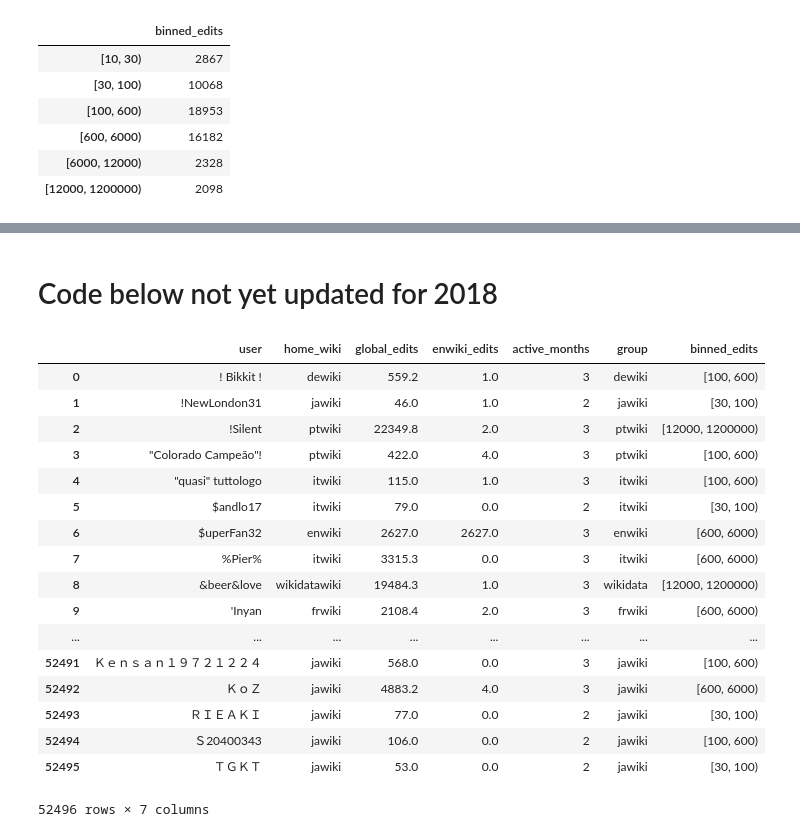
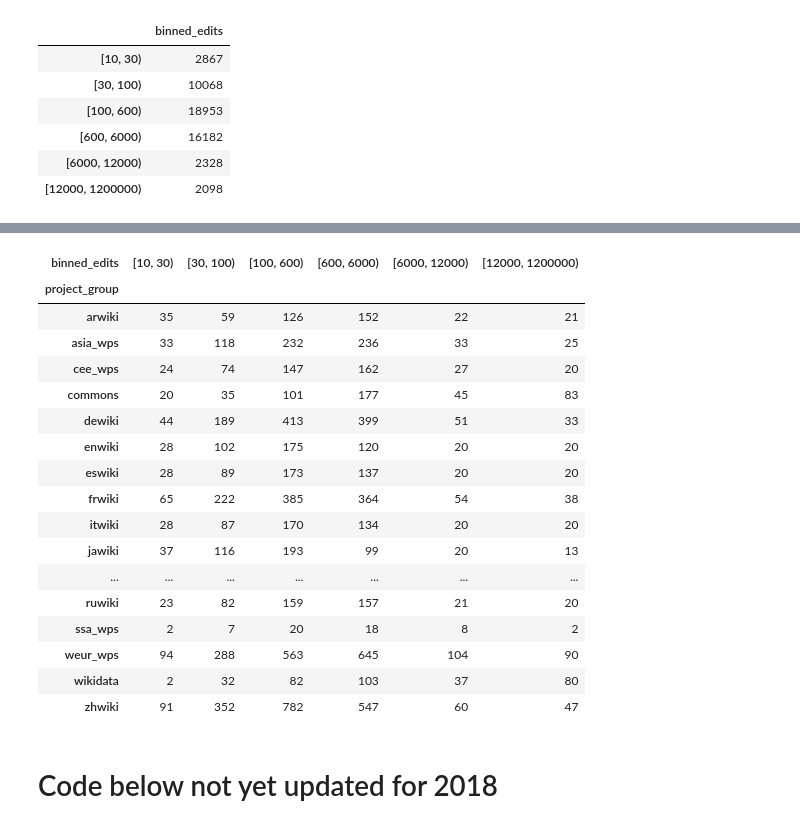
Before and after one commit to wikimedia-research/Community-Insights-sampling, a Jupyter notebook: sampling.ipynb, the cells around one changed output, grey strips where cells are left out. Drawn from its saved outputs; the diff is of its cells as text; code cells hidden in the pictures.

```diff
--- a/sampling.ipynb
+++ b/sampling.ipynb
@@ -117,23 +132,37 @@ frame.groupby(["group", "binned_edits"]).size().unstack()
+# %%
+group_sizes = pd.DataFrame(frame.groupby(["project_group"]).count()["user"])
+# %%
+strata_group_pcts = np.divide(strata_sizes, group_sizes)
+# %%
+strata_targets = np.ceil(
+    # Make sure we don't target fewer than 20 users per bin for privacy reasons
+    np.maximum(
+        np.multiply(strata_group_pcts, targets),
+        20
+    )
+).apply(np.int64)
+# %%
+strata_samples = np.minimum(strata_targets, strata_sizes)
+# %%
+strata_samples
+# %% [output]
+| binned_edits | [10, 30) | [30, 100) | [100, 600) | [600, 6000) | [6000, 12000) | [12000, 1200000) |
+| project_group |  |  |  |  |  |  |
+| arwiki | 35 | 59 | 126 | 152 | 22 | 21 |
+| asia_wps | 33 | 118 | 232 | 236 | 33 | 25 |
+| cee_wps | 24 | 74 | 147 | 162 | 27 | 20 |
+| commons | 20 | 35 | 101 | 177 | 45 | 83 |
+| dewiki | 44 | 189 | 413 | 399 | 51 | 33 |
+| enwiki | 28 | 102 | 175 | 120 | 20 | 20 |
+| eswiki | 28 | 89 | 173 | 137 | 20 | 20 |
+| frwiki | 65 | 222 | 385 | 364 | 54 | 38 |
+| itwiki | 28 | 87 | 170 | 134 | 20 | 20 |
+| jawiki | 37 | 116 | 193 | 99 | 20 | 13 |
+| ... | ... | ... | ... | ... | ... | ... |
+| ruwiki | 23 | 82 | 159 | 157 | 21 | 20 |
+| ssa_wps | 2 | 7 | 20 | 18 | 8 | 2 |
+| weur_wps | 94 | 288 | 563 | 645 | 104 | 90 |
+| wikidata | 2 | 32 | 82 | 103 | 37 | 80 |
+| zhwiki | 91 | 352 | 782 | 547 | 60 | 47 |
 # %% [markdown]
 # Code below not yet updated for 2018
-# %%
-frame
-# %% [output]
-|  | user | home_wiki | global_edits | enwiki_edits | active_months | group | binned_edits |
-| 0 | ! Bikkit ! | dewiki | 559.2 | 1.0 | 3 | dewiki | [100, 600) |
-| 1 | !NewLondon31 | jawiki | 46.0 | 1.0 | 2 | jawiki | [30, 100) |
-| 2 | !Silent | ptwiki | 22349.8 | 2.0 | 3 | ptwiki | [12000, 1200000) |
-| 3 | "Colorado Campeão"! | ptwiki | 422.0 | 4.0 | 3 | ptwiki | [100, 600) |
-| 4 | "quasi" tuttologo | itwiki | 115.0 | 1.0 | 3 | itwiki | [100, 600) |
-| 5 | $andlo17 | itwiki | 79.0 | 0.0 | 2 | itwiki | [30, 100) |
-| 6 | $uperFan32 | enwiki | 2627.0 | 2627.0 | 3 | enwiki | [600, 6000) |
-| 7 | %Pier% | itwiki | 3315.3 | 0.0 | 3 | itwiki | [600, 6000) |
-| 8 | &beer&love | wikidatawiki | 19484.3 | 1.0 | 3 | wikidata | [12000, 1200000) |
-| 9 | 'Inyan | frwiki | 2108.4 | 2.0 | 3 | frwiki | [600, 6000) |
-| ... | ... | ... | ... | ... | ... | ... | ... |
-| 52491 | Ｋｅｎｓａｎ１９７２１２２４ | jawiki | 568.0 | 0.0 | 3 | jawiki | [100, 600) |
-| 52492 | ＫｏＺ | jawiki | 4883.2 | 4.0 | 3 | jawiki | [600, 6000) |
-| 52493 | ＲＩＥＡＫＩ | jawiki | 77.0 | 0.0 | 2 | jawiki | [30, 100) |
-| 52494 | Ｓ20400343 | jawiki | 106.0 | 0.0 | 2 | jawiki | [100, 600) |
-| 52495 | ＴＧＫＴ | jawiki | 53.0 | 0.0 | 2 | jawiki | [30, 100) |
-52496 rows × 7 columns
```
Also changed, not shown: parts of 16 cells of this notebook.
